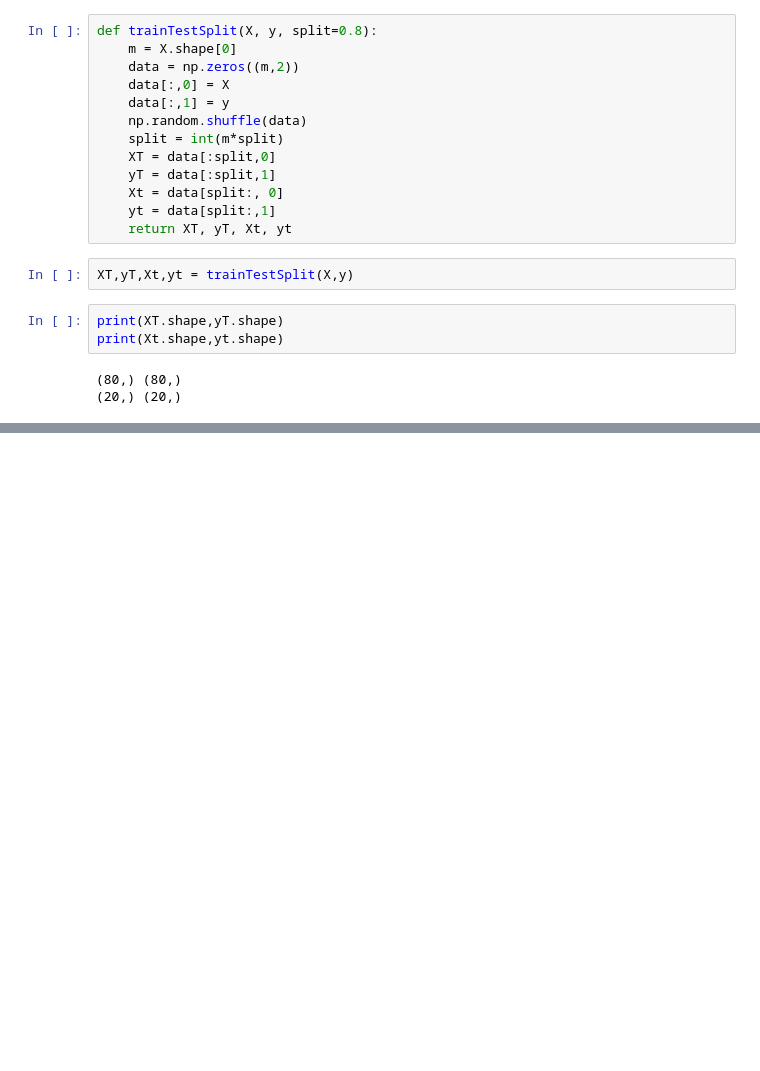
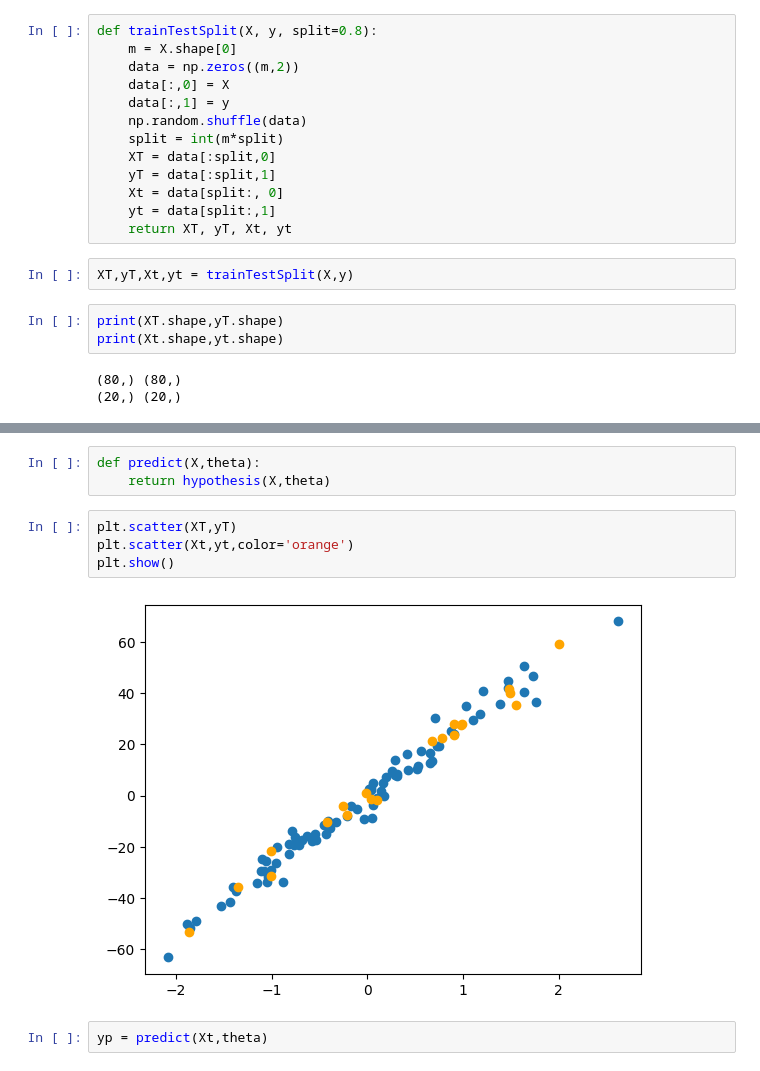
Before and after one commit to christianrss/data_science_stuff, a Jupyter notebook: machine_learning/linear_regression.ipynb, the cells around one changed output, grey strips where cells are left out. Saved outputs shown, nothing was run; the diff lists cells and outputs as text; blank space fills up the shorter version.

```diff
--- a/machine_learning/linear_regression.ipynb
+++ b/machine_learning/linear_regression.ipynb
@@ -78,0 +114,11 @@ def hypothesis(X,theta):
+# %%
+def predict(X,theta):
+    return hypothesis(X,theta)
+# %%
+plt.scatter(XT,yT)
+plt.scatter(Xt,yt,color='orange')
+plt.show()
+# %% [output]
+[figure, added]
+# %%
+yp = predict(Xt,theta)
```
Also changed, not shown: parts of 12 cells of this notebook.
